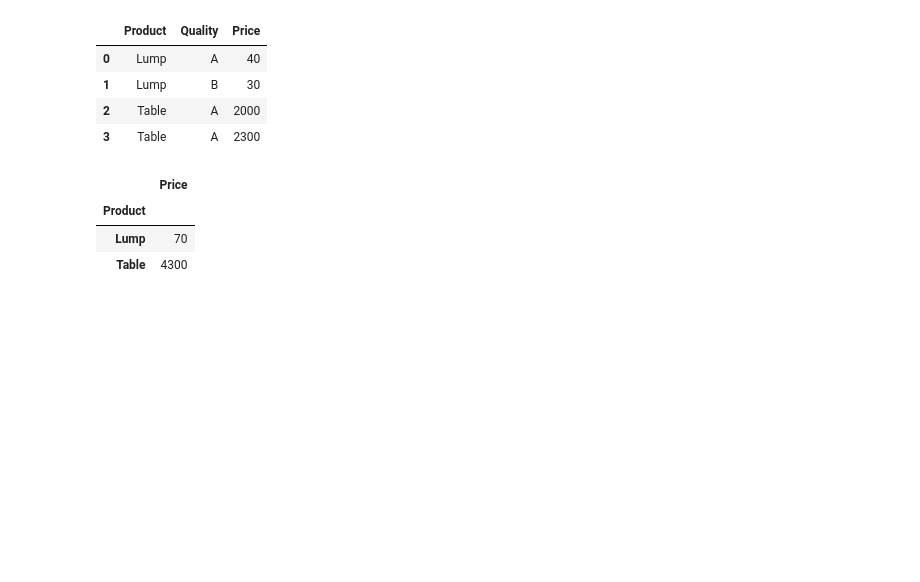
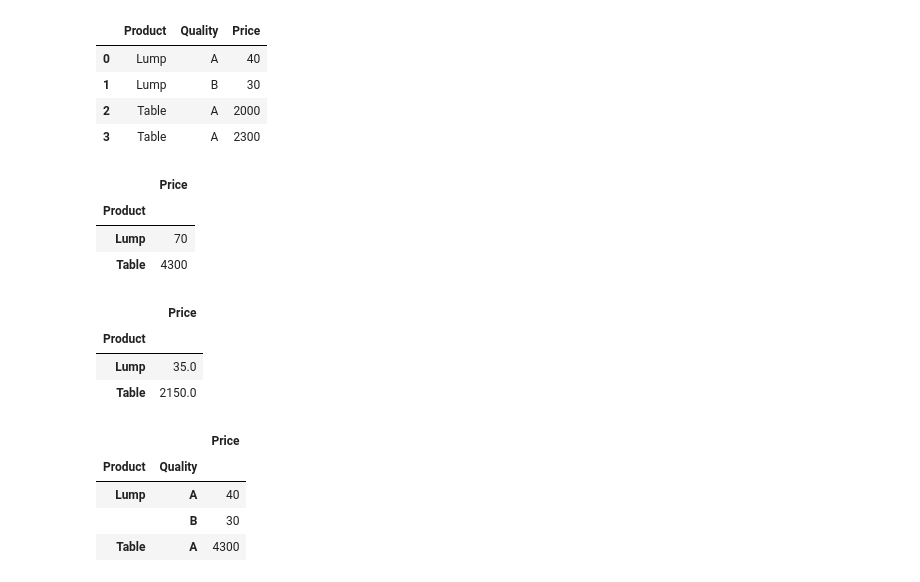
Before and after one commit to mirpouya/Basics-of-ML, a Jupyter notebook: Intermediate_Pandas.ipynb, the cells around one changed output. Drawn from its saved outputs; the diff is of its cells as text; code cells hidden in the pictures; blank space fills up the shorter version.

```diff
--- a/Intermediate_Pandas.ipynb
+++ b/Intermediate_Pandas.ipynb
@@ -561,3 +561,22 @@ df.groupby(["Product"]).sum()
 | Product |  |
 | Lump | 70 |
 | Table | 4300 |
+# %%
+# see the average price of each product
+
+df.groupby(["Product"]).mean()
+# %% [output]
+|  | Price |
+| Product |  |
+| Lump | 35.0 |
+| Table | 2150.0 |
+# %%
+# grouping with respect to two columns
+
+df.groupby(["Product", "Quality"]).sum()
+# %% [output]
+|  |  | Price |
+| Product | Quality |  |
+| Lump | A | 40 |
+|  | B | 30 |
+| Table | A | 4300 |
```
Also changed, not shown: parts of 6 cells of this notebook.
